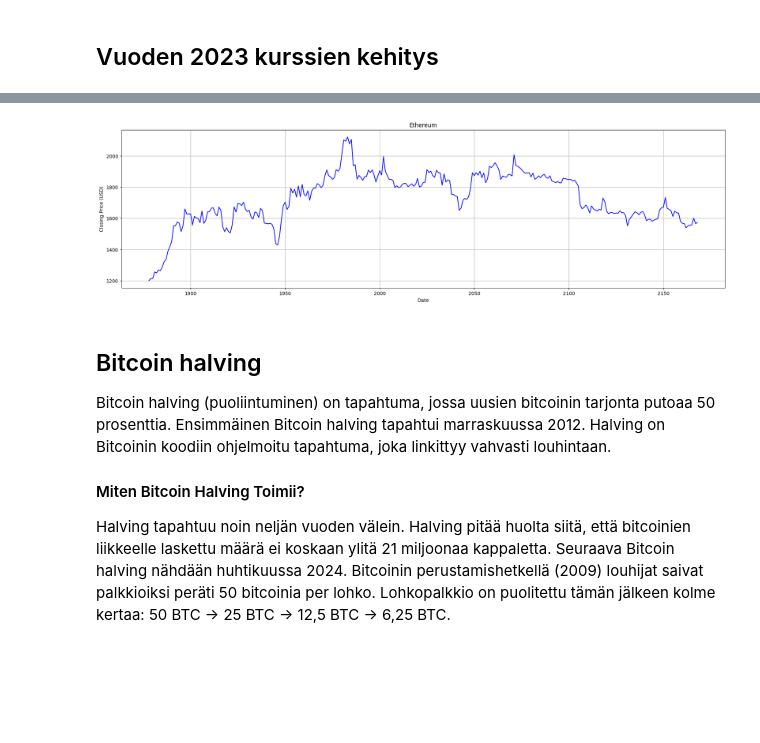
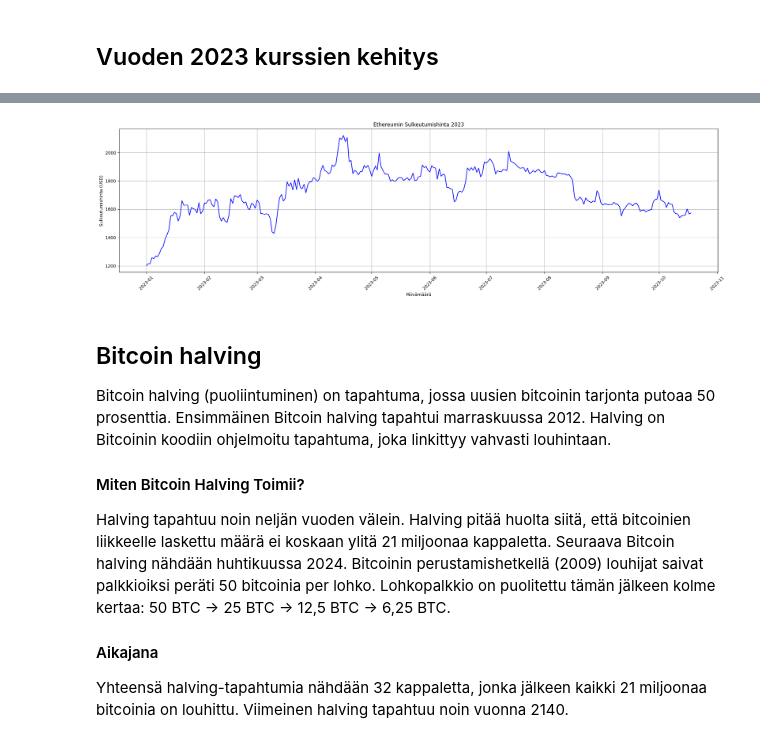
Before and after one commit to awonfs/analysoinnin_perusteet_2023, a Jupyter notebook: BitcoinProjectWork.ipynb, the cells around one changed output, grey strips where cells are left out. Drawn from its saved outputs; the diff is of its cells as text; code cells hidden in the pictures; blank space fills up the shorter version.

```diff
--- a/BitcoinProjectWork.ipynb
+++ b/BitcoinProjectWork.ipynb
@@ -12,6 +12,7 @@ Kryptovaluutta on digitaalinen tai virtuaalinen valuutta, joka käyttää krypto
 # %%
 import pandas as pd
 import matplotlib.pyplot as plt
+import matplotlib.dates as mdates
 import numpy as np
 
 # Asetetaan csv tiedostojen polut
@@ -32,7 +33,9 @@ eth_2023 = ethereum_data[(ethereum_data['Date'] >= '2023-01-01') & (ethereum_dat
 
 # Asetetaan 'Date' sarakkeen indeksiksi
 bitcoin_data.set_index('Date', inplace=True)
+btc_2023.set_index('Date', inplace=True)
 ethereum_data.set_index('Date', inplace=True)
+eth_2023.set_index('Date', inplace=True)
 # %%
 # Selvitä puuttuvat arvot
 missing_values_count_btc = bitcoin_data.isnull().sum()
@@ -105,15 +112,17 @@ plt.show()
 # %%
 # ETH 2023
-plt.figure(figsize=(50, 6))
-plt.subplot(1, 2, 2)
+plt.figure(figsize=(25, 6))
 plt.plot(eth_2023['Close'], label='Ethereum', color='blue')
-plt.title('Ethereum')
-plt.xlabel('Date')
-plt.ylabel('Closing Price (USD)')
+plt.title('Ethereumin Sulkeutumishinta 2023')
+plt.xlabel('Päivämäärä')
+plt.ylabel('Sulkeutumishinta (USD)')
+plt.gca().xaxis.set_major_locator(mdates.MonthLocator())
+plt.gca().xaxis.set_major_formatter(mdates.DateFormatter('%Y-%m'))
+plt.xticks(rotation=45)
 plt.grid(True)
 plt.show()
 # %% [output]
-[figure, old version]
+[figure, new version]
 # %% [markdown]
 ## Bitcoin halving
 
@@ -122,3 +131,7 @@ Bitcoin halving (puoliintuminen) on tapahtuma, jossa uusien bitcoinin tarjonta p
 #### Miten Bitcoin Halving Toimii?
 
 Halving tapahtuu noin neljän vuoden välein. Halving pitää huolta siitä, että bitcoinien liikkeelle laskettu määrä ei koskaan ylitä 21 miljoonaa kappaletta. Seuraava Bitcoin halving nähdään huhtikuussa 2024. Bitcoinin perustamishetkellä (2009) louhijat saivat palkkioiksi peräti 50 bitcoinia per lohko. Lohkopalkkio on puolitettu tämän jälkeen kolme kertaa: 50 BTC -> 25 BTC -> 12,5 BTC -> 6,25 BTC.
+
+#### Aikajana
+
+Yhteensä halving-tapahtumia nähdään 32 kappaletta, jonka jälkeen kaikki 21 miljoonaa bitcoinia on louhittu. Viimeinen halving tapahtuu noin vuonna 2140.
```
Also changed, not shown: parts of 4 cells of this notebook, 1 other file.
